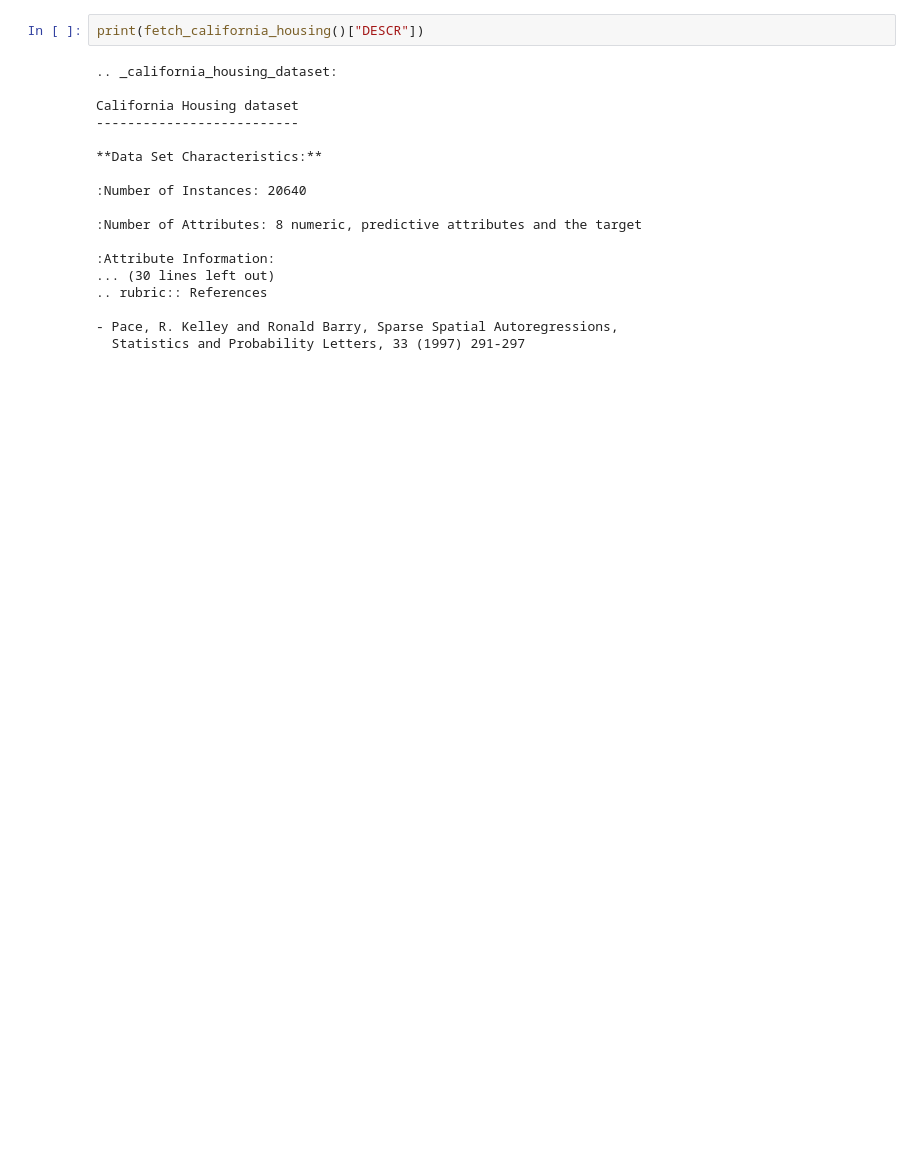
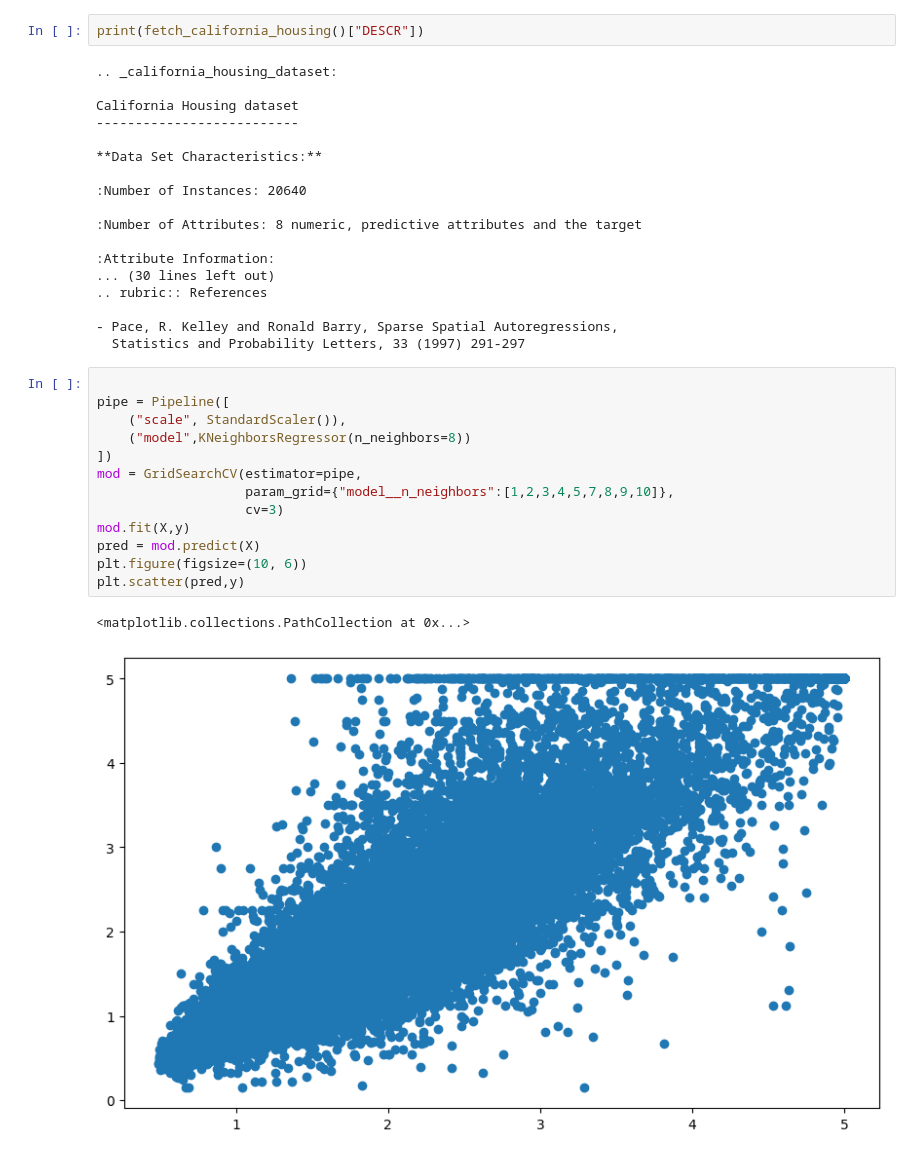
Before and after one commit to shaguntembhurne/MACHINE-LEARNING-, a Jupyter notebook: scikit learn.ipynb, the cells around one changed output. Saved outputs shown, nothing was run; the diff lists cells and outputs as text; blank space fills up the shorter version.

```diff
--- a/scikit learn.ipynb
+++ b/scikit learn.ipynb
@@ -102,3 +106,19 @@ California Housing dataset
 
 - Pace, R. Kelley and Ronald Barry, Sparse Spatial Autoregressions,
   Statistics and Probability Letters, 33 (1997) 291-297
+# %%
+
+pipe = Pipeline([
+    ("scale", StandardScaler()),
+    ("model",KNeighborsRegressor(n_neighbors=8))
+])
+mod = GridSearchCV(estimator=pipe,
+                   param_grid={"model__n_neighbors":[1,2,3,4,5,7,8,9,10]},
+                   cv=3)
+mod.fit(X,y)
+pred = mod.predict(X)
+plt.figure(figsize=(10, 6))
+plt.scatter(pred,y)
+# %% [output]
+<matplotlib.collections.PathCollection at 0x...>
+[figure, added]
```
Also changed, not shown: parts of 3 cells of this notebook, 4 other files.
